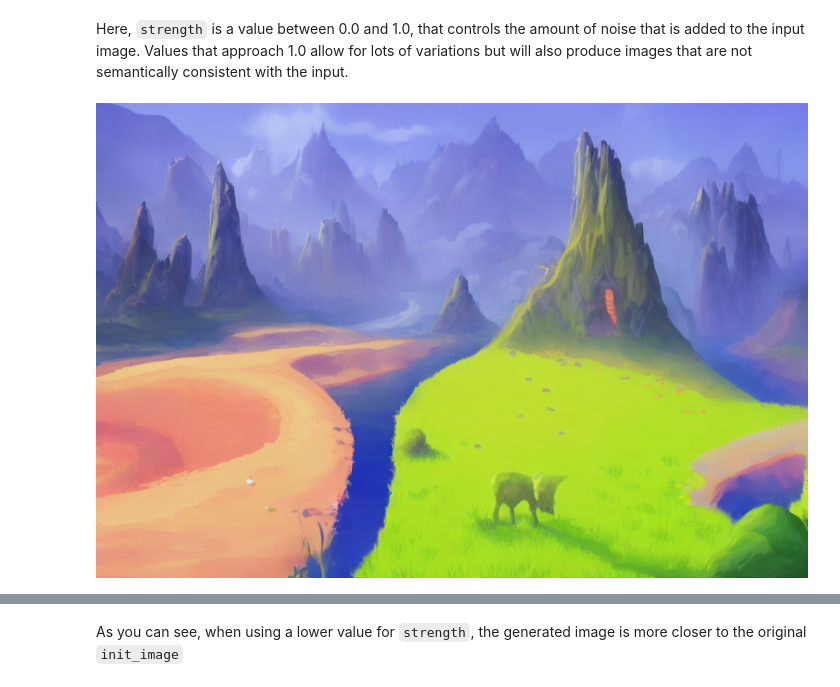
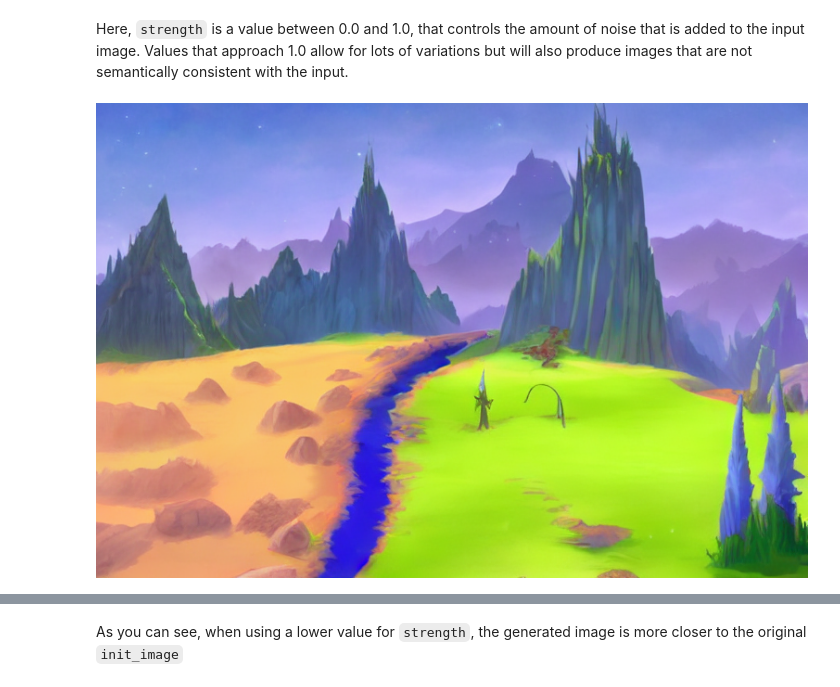
Before and after one commit to patil-suraj/Notebooks, a Jupyter notebook: image_2_image_using_diffusers.ipynb, the cells around one changed output, grey strips where cells are left out. Saved outputs shown, nothing was run; the diff lists cells and outputs as text; code cells hidden in the pictures.

```diff
--- a/image_2_image_using_diffusers.ipynb
+++ b/image_2_image_using_diffusers.ipynb
@@ -209,16 +81,10 @@ Load the pipeline
 device = "cuda"
 model_path = "CompVis/stable-diffusion-v1-4"
 
-# Using DDIMScheduler as anexample,this also works with PNDMScheduler
-# uncomment this line if you want to use it.
-
-# scheduler = PNDMScheduler.from_config(model_path, subfolder="scheduler", use_auth_token=True)
-
-scheduler = DDIMScheduler(beta_start=0.00085, beta_end=0.012, beta_schedule="scaled_linear", clip_sample=False, set_alpha_to_one=False)
 pipe = StableDiffusionImg2ImgPipeline.from_pretrained(
     model_path,
-    scheduler=scheduler,
     revision="fp16",
     torch_dtype=torch.float16,
     use_auth_token=True
-).to(device)
+)
+pipe = pipe.to(device)
@@ -262,10 +114,10 @@ Here, `strength` is a value between 0.0 and 1.0, that controls the amount of noi
 # %%
 generator = torch.Generator(device=device).manual_seed(1024)
 with autocast("cuda"):
-    images = pipe(prompt=prompt, init_image=init_image, strength=0.75, guidance_scale=7.5, generator=generator)["sample"]
+    image = pipe(prompt=prompt, init_image=init_img, strength=0.75, guidance_scale=7.5, generator=generator).images[0]
-# %%
-images[0]
-# %% [output]
-[figure, removed]
+# %%
+image
+# %% [output]
+[figure, added]
 # %%
 with autocast("cuda"):
```
Also changed, not shown: parts of 22 cells of this notebook.
